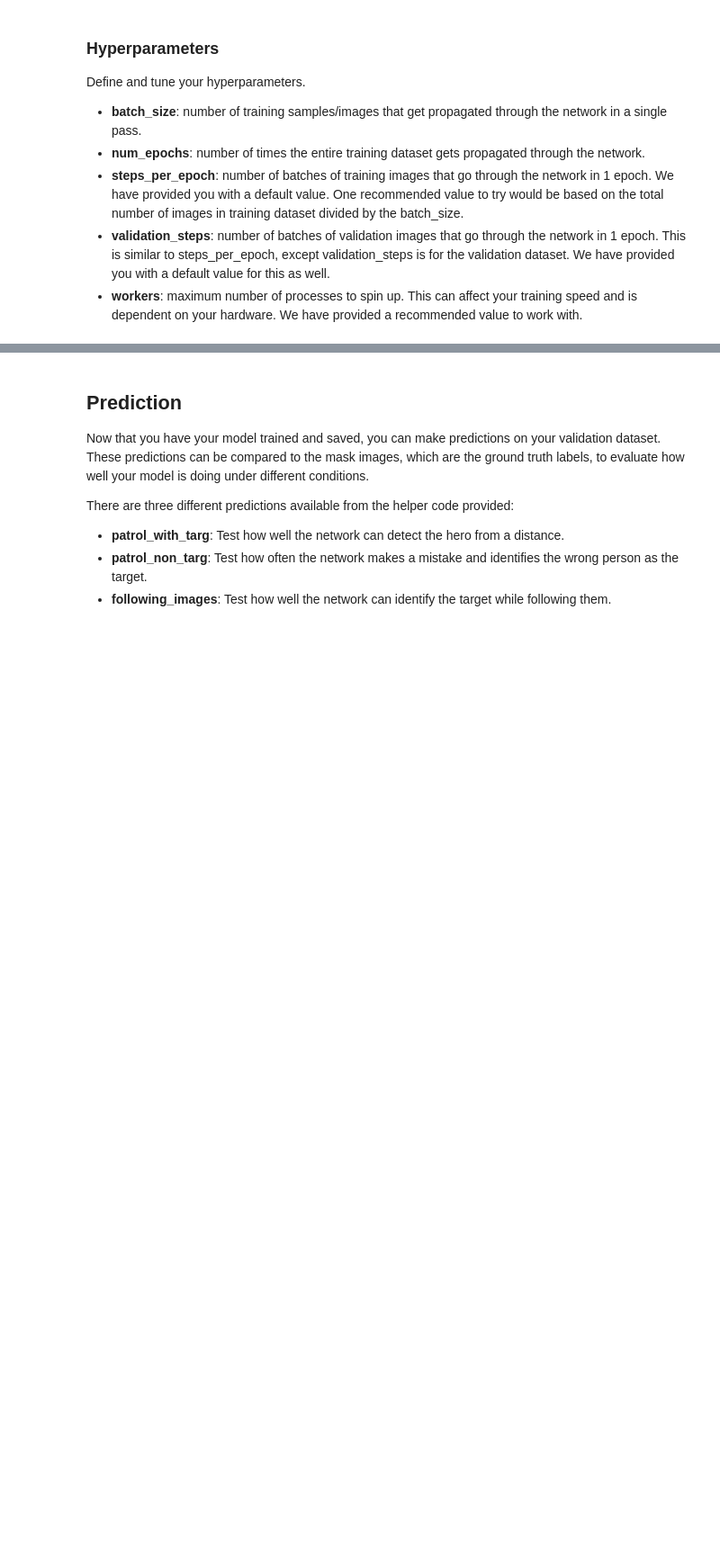
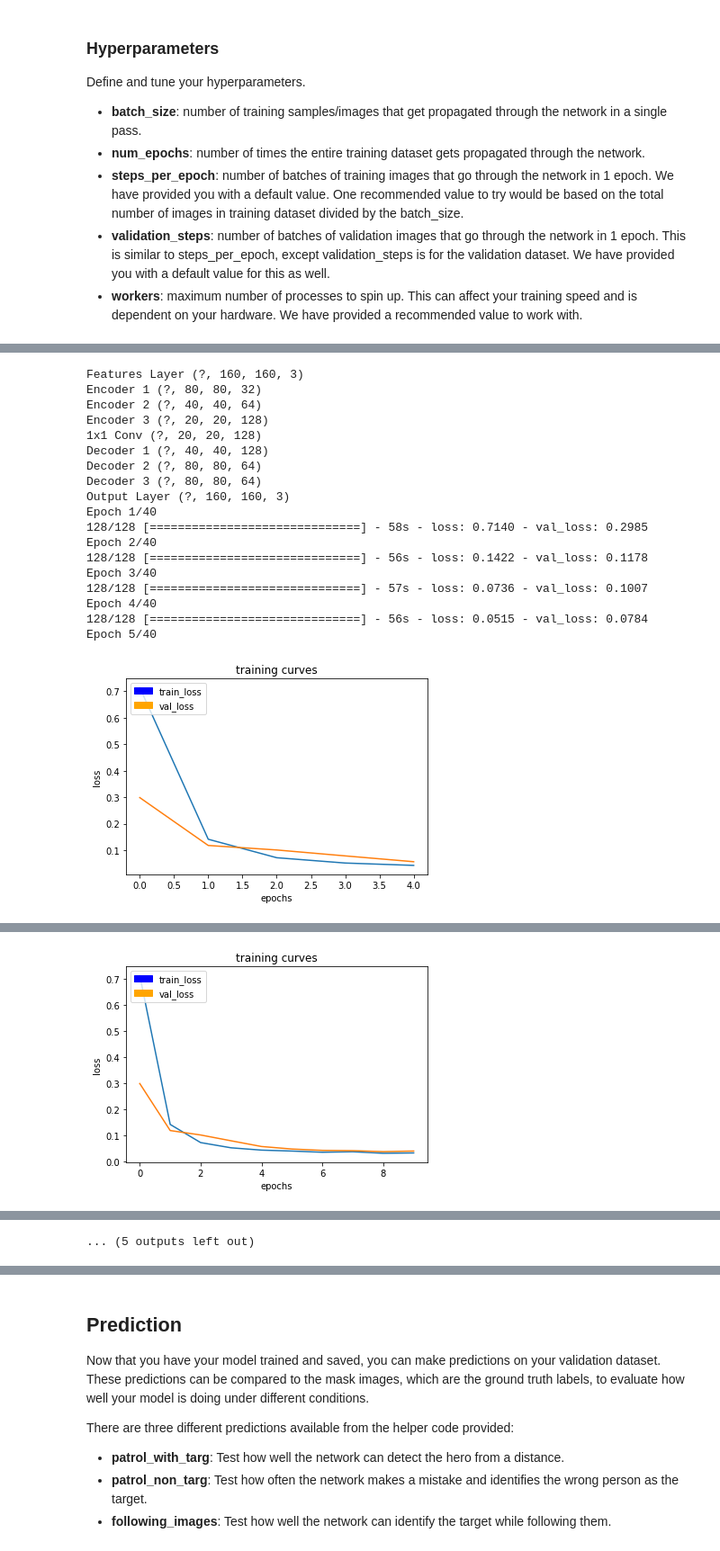
Before and after one commit to Fred159/RoboticsND-Follow-me-deeplearning, a Jupyter notebook: code/model_training.ipynb, the cells around one changed output, grey strips where cells are left out. Shown at 90% size. Saved outputs shown, nothing was run; the diff lists cells and outputs as text; code cells hidden in the pictures; blank space fills up the shorter version.

```diff
--- a/code/model_training.ipynb
+++ b/code/model_training.ipynb
@@ -196,0 +445,74 @@ model_tools.save_network(model, weight_file_name)
+# %%
+# Run Two
+"""
+DON'T MODIFY ANYTHING IN THIS CELL THAT IS BELOW THIS LINE
+"""
+
+image_hw = 160
+image_shape = (image_hw, image_hw, 3)
+inputs = layers.Input(image_shape)
+num_classes = 3
+
+# Call fcn_model()
+output_layer = fcn_model(inputs, num_classes)
+
+learning_rate = 0.001
+batch_size = 32
+num_epochs = 40
+steps_per_epoch = int(4131/batch_size)-1#200
+validation_steps = int(1000/batch_size)-1
+workers = 1 # Using GPU.
+
+"""
+DON'T MODIFY ANYTHING IN THIS CELL THAT IS BELOW THIS LINE
+"""
+# Define the Keras model and compile it for training
+model = models.Model(inputs=inputs, outputs=output_layer)
+
+model.compile(optimizer=keras.optimizers.Adam(learning_rate), loss='categorical_crossentropy')
+
+# Data iterators for loading the training and validation data
+train_iter = data_iterator.BatchIteratorSimple(batch_size=batch_size,
+                                               data_folder=os.path.join('..', 'data', 'train'),
+                                               image_shape=image_shape,
+                                               shift_aug=True)
+
+val_iter = data_iterator.BatchIteratorSimple(batch_size=batch_size,
+                                             data_folder=os.path.join('..', 'data', 'validation'),
+                                             image_shape=image_shape)
+
+logger_cb = plotting_tools.LoggerPlotter()
+callbacks = [logger_cb]
+
+model.fit_generator(train_iter,
+                    steps_per_epoch = steps_per_epoch, # the number of batches per epoch,
+                    epochs = num_epochs, # the number of epochs to train for,
+                    validation_data = val_iter, # validation iterator
+                    validation_steps = validation_steps, # the number of batches to validate on
+                    callbacks=callbacks,
+                    workers = workers)
+
+# Save your trained model weights
+weight_file_name = 'model_weights-2'
+model_tools.save_network(model, weight_file_name)
+score_all()
+# %% [output]
+Features Layer (?, 160, 160, 3)
+Encoder 1 (?, 80, 80, 32)
+Encoder 2 (?, 40, 40, 64)
+Encoder 3 (?, 20, 20, 128)
+1x1 Conv (?, 20, 20, 128)
+Decoder 1 (?, 40, 40, 128)
+Decoder 2 (?, 80, 80, 64)
+Decoder 3 (?, 80, 80, 64)
+Output Layer (?, 160, 160, 3)
+Epoch 1/40
+128/128 [==============================] - 58s - loss: 0.7140 - val_loss: 0.2985
+Epoch 2/40
+128/128 [==============================] - 56s - loss: 0.1422 - val_loss: 0.1178
+Epoch 3/40
+128/128 [==============================] - 57s - loss: 0.0736 - val_loss: 0.1007
+Epoch 4/40
+128/128 [==============================] - 56s - loss: 0.0515 - val_loss: 0.0784
+Epoch 5/40
+[figure, added]
@@ -196,0 +529 @@ model_tools.save_network(model, weight_file_name)
+[figure, added]
@@ -196,0 +574 @@ model_tools.save_network(model, weight_file_name)
+... (5 outputs left out)
```
Also changed, not shown: parts of 24 cells of this notebook, 8 other files.
